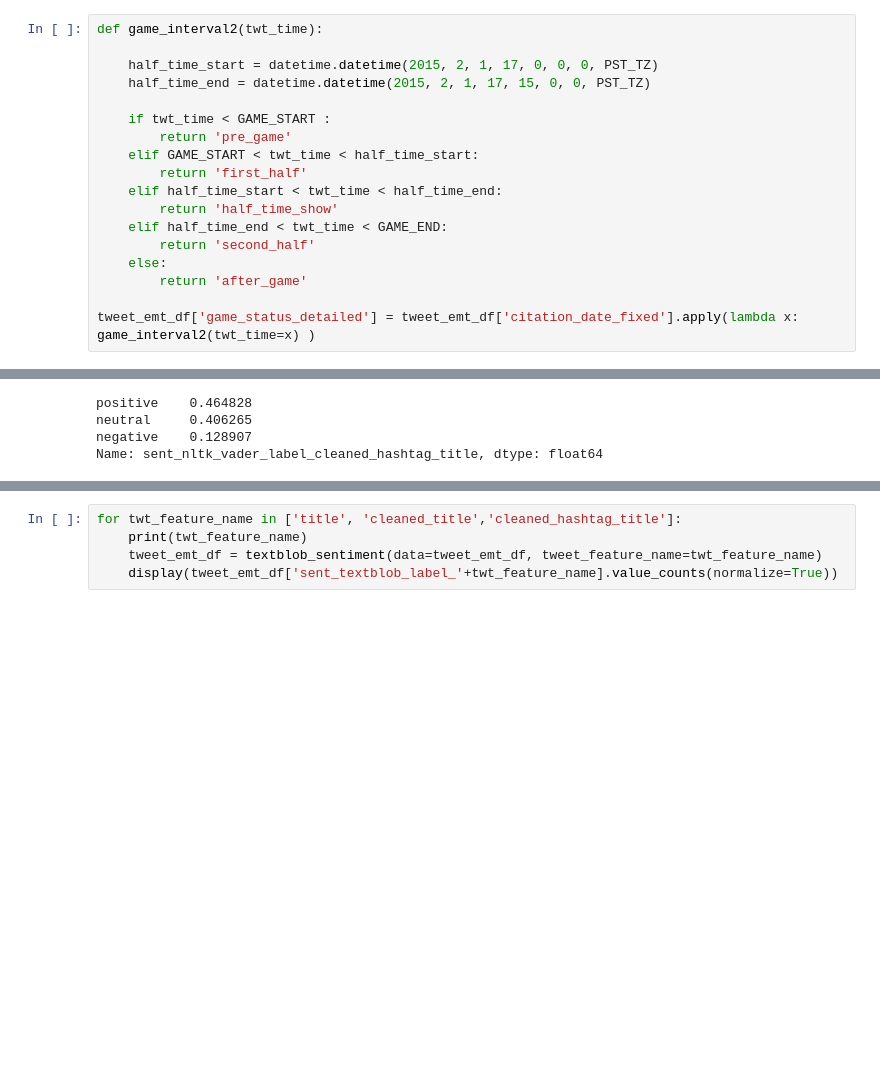
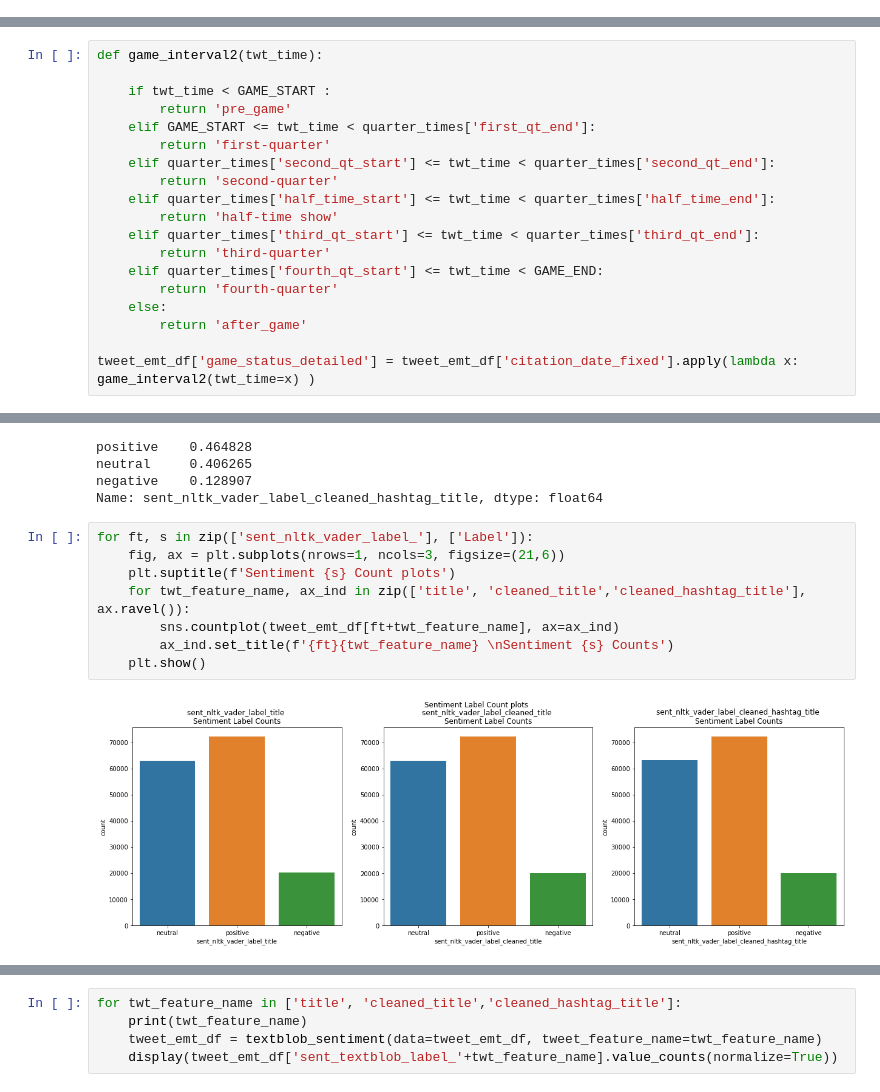
Before and after one commit to camligorkem/data-sicence-projects, a Jupyter notebook: project_4/Project_4_Part2_Twitter_Data.ipynb, the cells around one changed output, grey strips where cells are left out. Cells and saved outputs as stored; diff of their text form; blank space fills up the shorter version.

```diff
--- a/project_4/Project_4_Part2_Twitter_Data.ipynb
+++ b/project_4/Project_4_Part2_Twitter_Data.ipynb
@@ -646,18 +645,0 @@ Here comes the problem. :) I couldn't find anything online that has real timesta
-# %%
-def game_interval2(twt_time):
-
-    half_time_start = datetime.datetime(2015, 2, 1, 17, 0, 0, 0, PST_TZ)
-    half_time_end = datetime.datetime(2015, 2, 1, 17, 15, 0, 0, PST_TZ)
-
-    if twt_time < GAME_START :
-        return 'pre_game'
-    elif GAME_START < twt_time < half_time_start:
-        return 'first_half'
-    elif half_time_start < twt_time < half_time_end:
-        return 'half_time_show'
-    elif half_time_end < twt_time < GAME_END:
-        return 'second_half'
-    else:
-        return 'after_game'
-
-tweet_emt_df['game_status_detailed'] = tweet_emt_df['citation_date_fixed'].apply(lambda x: game_interval2(twt_time=x) )
@@ -717,0 +797,19 @@ fourth_qt_end = GAME_END
+# %%
+def game_interval2(twt_time):
+
+    if twt_time < GAME_START :
+        return 'pre_game'
+    elif GAME_START <= twt_time < quarter_times['first_qt_end']:
+        return 'first-quarter'
+    elif quarter_times['second_qt_start'] <= twt_time < quarter_times['second_qt_end']:
+        return 'second-quarter'
+    elif quarter_times['half_time_start'] <= twt_time < quarter_times['half_time_end']:
+        return 'half-time show'
+    elif quarter_times['third_qt_start'] <= twt_time < quarter_times['third_qt_end']:
+        return 'third-quarter'
+    elif quarter_times['fourth_qt_start'] <= twt_time < GAME_END:
+        return 'fourth-quarter'
+    else:
+        return 'after_game'
+
+tweet_emt_df['game_status_detailed'] = tweet_emt_df['citation_date_fixed'].apply(lambda x: game_interval2(twt_time=x) )
@@ -750,3 +902,13 @@ positive    0.464828
 neutral     0.406265
 negative    0.128907
 Name: sent_nltk_vader_label_cleaned_hashtag_title, dtype: float64
+# %%
+for ft, s in zip(['sent_nltk_vader_label_'], ['Label']):
+    fig, ax = plt.subplots(nrows=1, ncols=3, figsize=(21,6))
+    plt.suptitle(f'Sentiment {s} Count plots')
+    for twt_feature_name, ax_ind in zip(['title', 'cleaned_title','cleaned_hashtag_title'], ax.ravel()):
+        sns.countplot(tweet_emt_df[ft+twt_feature_name], ax=ax_ind)
+        ax_ind.set_title(f'{ft}{twt_feature_name} \nSentiment {s} Counts')
+    plt.show()
+# %% [output]
+[figure, added]
```
Also changed, not shown: parts of 68 cells of this notebook.
